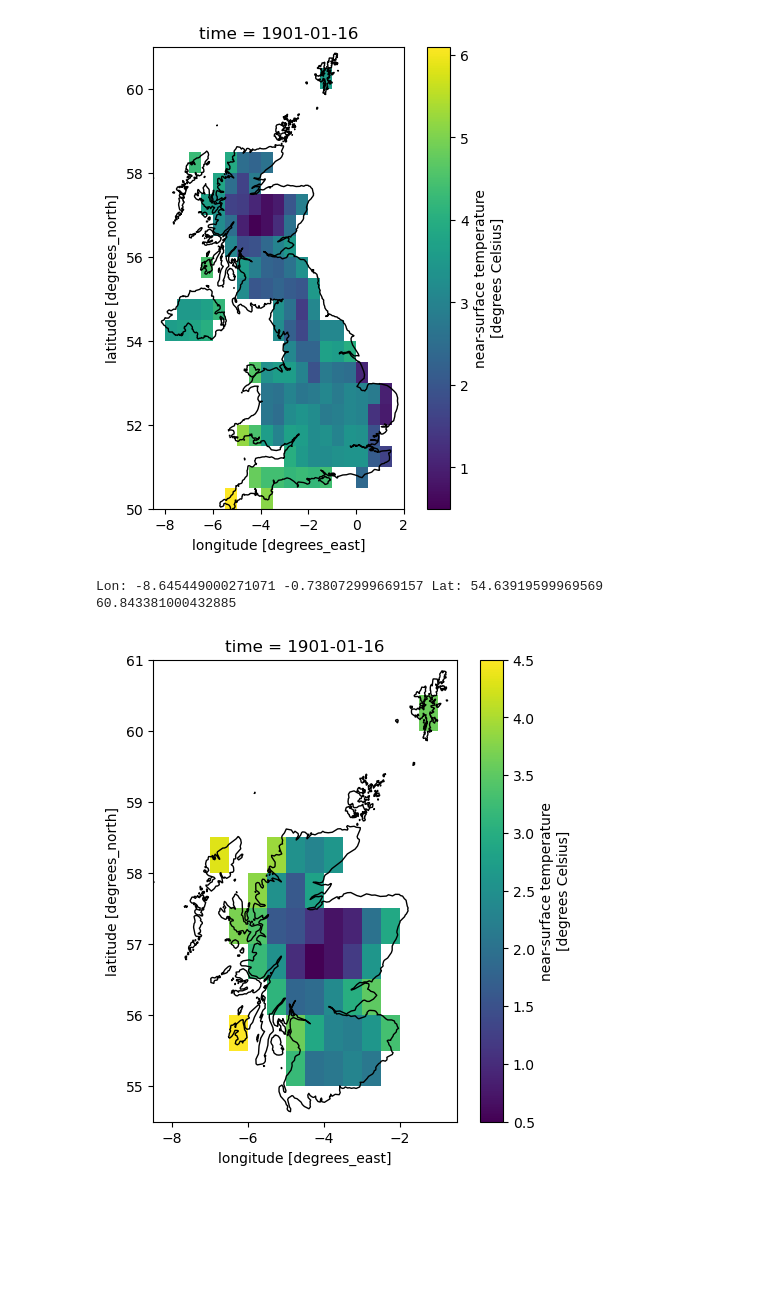
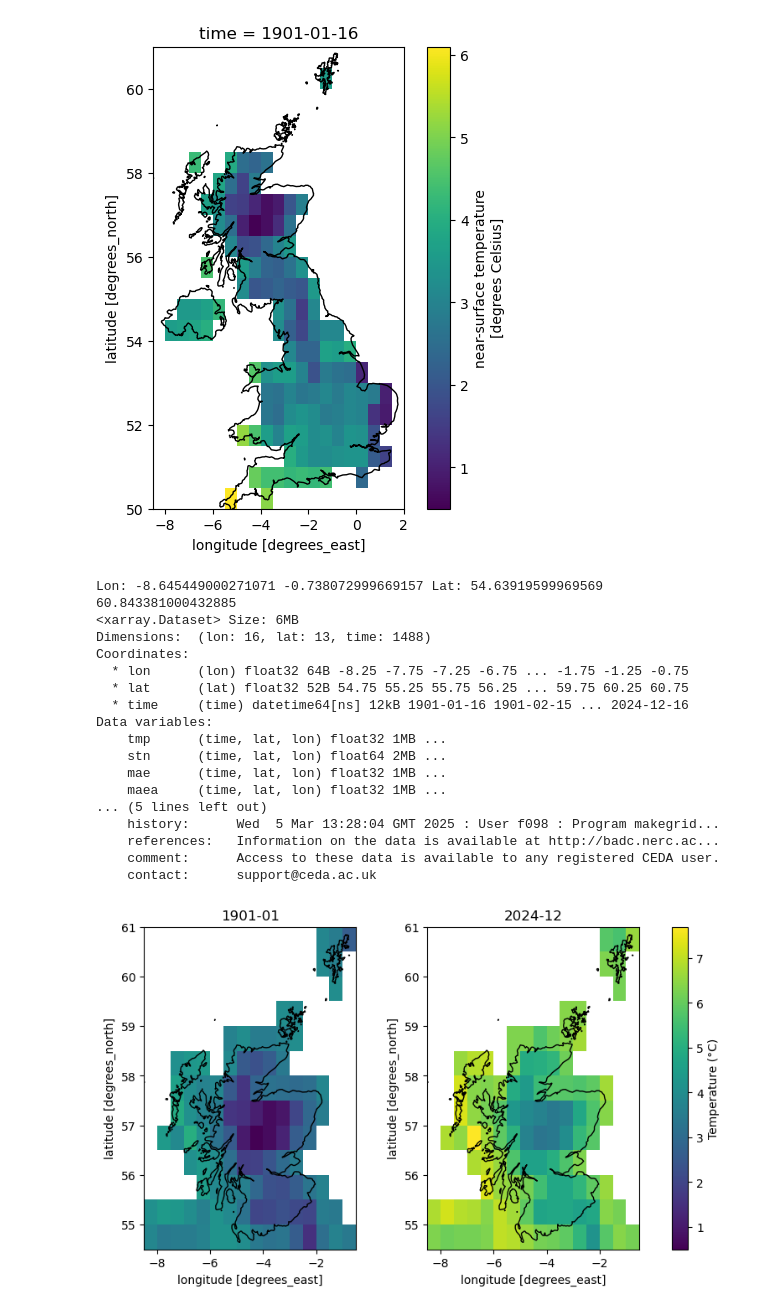
Before and after one commit to JacksonCDataScience/SRS_Project_2, a Jupyter notebook: 01_Project1_BHST.ipynb, the cells around one changed output. Saved outputs shown, nothing was run; the diff lists cells and outputs as text; code cells hidden in the pictures; blank space fills up the shorter version.

Commit message:
comparison plots

```diff
--- a/01_Project1_BHST.ipynb
+++ b/01_Project1_BHST.ipynb
@@ -107,44 +107,47 @@ plt.show()
 # %% [output]
 [figure]
 # %%
-# Scotland subset
-uk_ = gpd.read_file("geoBoundaries-GBR-ADM1-all/geoBoundaries-GBR-ADM1.shp").to_crs(epsg=4326) # uk boundaries shp
-scot = uk_[uk_["shapeName"] == "Scotland"]
-scot = scot.dissolve() # dissolve to single polygon
+# pick two times
+ds_0 = df_scot["tmp"].isel(time=0) # 1901-01
+ds_n = df_scot["tmp"].isel(time=1487) # 2024-12
 
-minx1, miny1, maxx1, maxy1 = scot.total_bounds
-print("Lon:", minx1, maxx1, "Lat:", miny1, maxy1)
+# compute shared min/max (across both maps)
+vmin = float(min(ds_0.min(), ds_n.min()))
+vmax = float(max(ds_0.max(), ds_n.max()))
 
-df_scot = df.sel(
-    lon=slice(minx1, maxx1),
-    lat=slice(miny1, maxy1)
-)
+fig, axes = plt.subplots(1, 2, figsize=(10, 5), constrained_layout=False)
 
-# Take one time slice just to build the spatial grid
-da0_scot = df_scot["tmp"].isel(time=0)
+ds_0.plot(ax=axes[0], vmin=vmin, vmax=vmax, add_colorbar=False)
+axes[0].set_title("1901-01")
 
-# Build lon/lat mesh
-lon2d, lat2d = np.meshgrid(df_scot["lon"].values, df_scot["lat"].values)
+ds_n.plot(ax=axes[1], vmin=vmin, vmax=vmax, add_colorbar=False)
+axes[1].set_title("2024-12")
 
-# Make points GeoDataFrame
-pts = gpd.GeoDataFrame(
-    geometry=gpd.points_from_xy(lon2d.ravel(), lat2d.ravel()),
-    crs="EPSG:4326"
-)
+# one shared colorbar
+mappable = axes[1].collections[0]
+fig.colorbar(mappable, ax=axes, label="Temperature (°C)")
 
-# Keep only points inside scot polygon
-inside = pts.within(scot.geometry.iloc[0]).values.reshape(lat2d.shape)
-
-# Mask: set outside polygon to NaN
-da0_masked = da0_scot.where(inside)
-
-fig, ax = plt.subplots(figsize=(6,6))
-
-da0_masked.plot(ax=ax)                 # xarray draws on this Axes
-scot.boundary.plot(ax=ax, color="black", linewidth=1)
+# optional: overlay boundary
+scot.boundary.plot(ax=axes[0], color="black", linewidth=1)
+scot.boundary.plot(ax=axes[1], color="black", linewidth=1)
 
 plt.show()
-print(df_scot)
 # %% [output]
 Lon: -8.645449000271071 -0.738072999669157 Lat: 54.63919599969569 60.843381000432885
+<xarray.Dataset> Size: 6MB
+Dimensions:  (lon: 16, lat: 13, time: 1488)
+Coordinates:
+  * lon      (lon) float32 64B -8.25 -7.75 -7.25 -6.75 ... -1.75 -1.25 -0.75
+  * lat      (lat) float32 52B 54.75 55.25 55.75 56.25 ... 59.75 60.25 60.75
+  * time     (time) datetime64[ns] 12kB 1901-01-16 1901-02-15 ... 2024-12-16
+Data variables:
+    tmp      (time, lat, lon) float32 1MB ...
+    stn      (time, lat, lon) float64 2MB ...
+    mae      (time, lat, lon) float32 1MB ...
+    maea     (time, lat, lon) float32 1MB ...
+... (5 lines left out)
+    history:      Wed  5 Mar 13:28:04 GMT 2025 : User f098 : Program makegrid...
+    references:   Information on the data is available at http://badc.nerc.ac...
+    comment:      Access to these data is available to any registered CEDA user.
+    contact:      support@ceda.ac.uk
-[figure, old version]
+[figure, new version]
```
Also changed, not shown: parts of 3 cells of this notebook.
